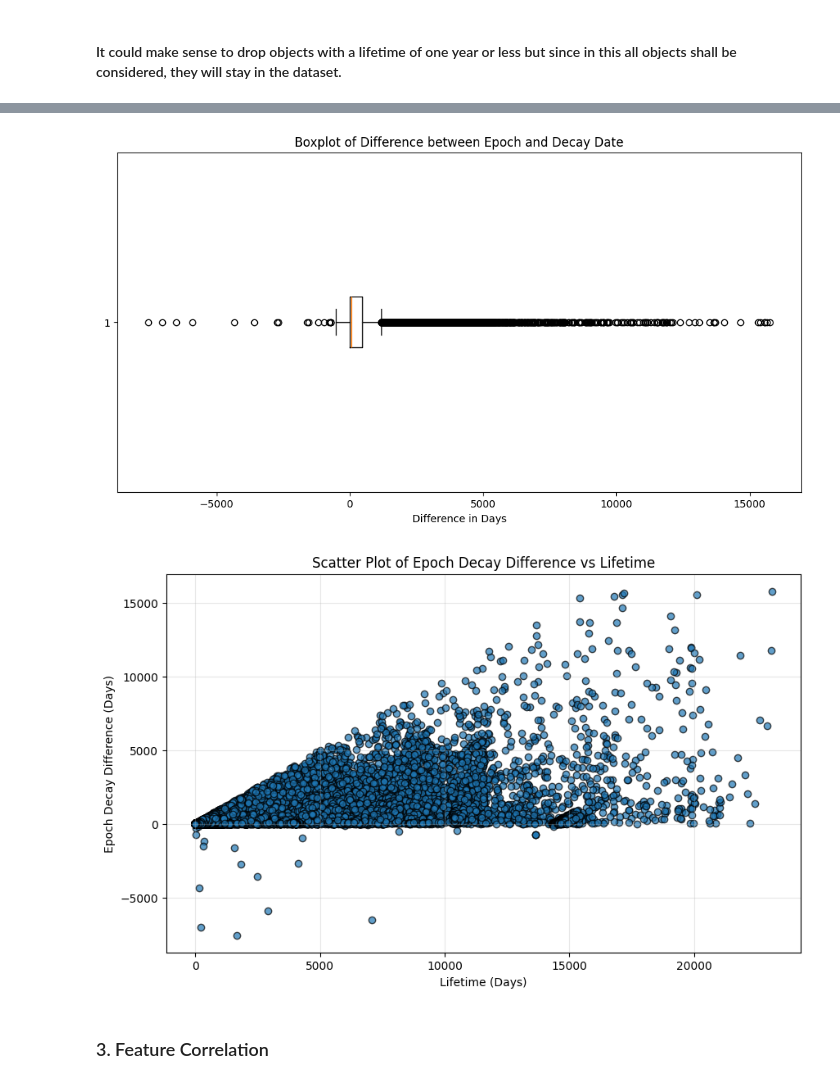
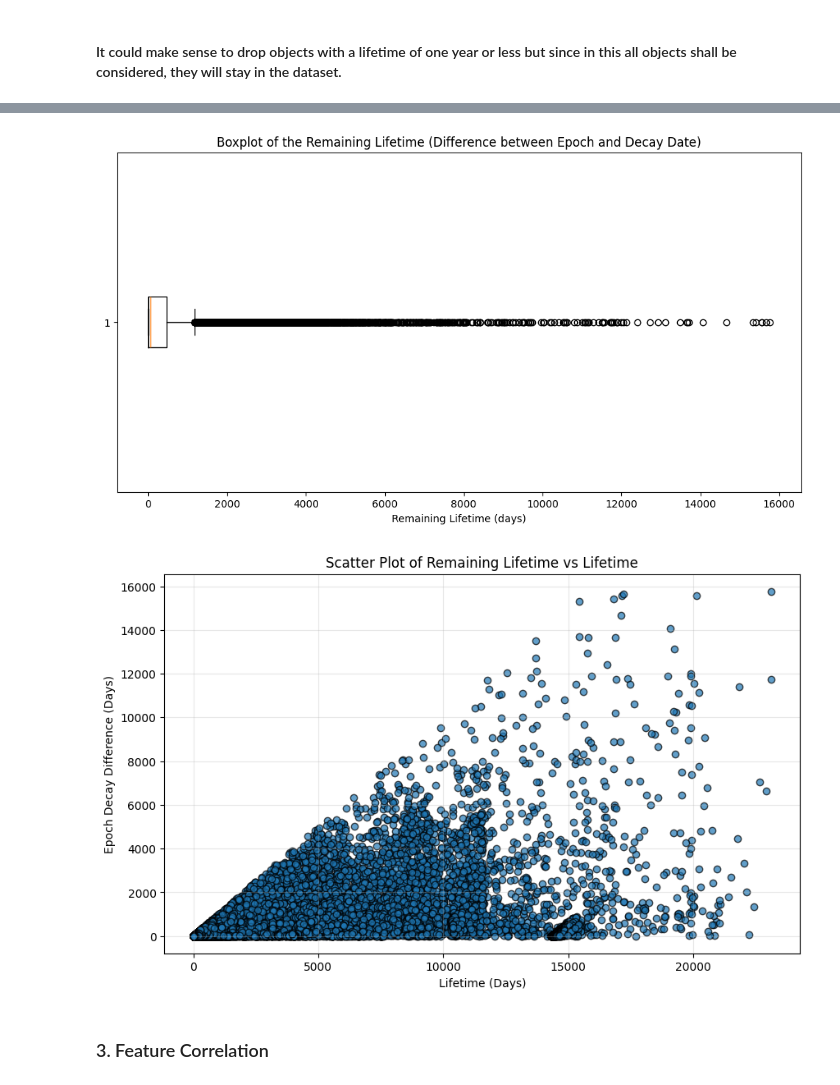
Before and after one commit to brianna404/BA_SpaceDebrisLifetimePrediction, a Jupyter notebook: Code/DataPreparation5_Analysis.ipynb, the cells around one changed output, grey strips where cells are left out. Drawn from its saved outputs; the diff is of its cells as text; code cells hidden in the pictures.

Commit message:
[DataPreparation+ModelTraining]-Added remaining Lifetime, started balancing (models not updated yet)

```diff
--- a/Code/DataPreparation5_Analysis.ipynb
+++ b/Code/DataPreparation5_Analysis.ipynb
@@ -33,7 +33,4 @@ LIFETIME              object
 dtype: object
-# %%
-# convert lifetime to days
-debris_df["LIFETIME"] = pd.to_timedelta(debris_df["LIFETIME"]).dt.days
 # %%
 # summary statistics of lifetime
 print(debris_df['LIFETIME'].describe())
@@ -93,8 +89,0 @@ Objects with lifetime shorter than one year:  9287
-# %%
-# convert to date and then again to datetime, needed because otherwise the date conversion does not work :/
-debris_df['EPOCH'] = pd.to_datetime(debris_df['EPOCH'])
-debris_df['DECAY'] = pd.to_datetime(debris_df['DECAY'])
-# %%
-# check difference between Epoch and Decay Date
-debris_df['Epoch_Decay_Diff'] = (debris_df['DECAY'] - debris_df['EPOCH']).dt.days
-debris_df['Epoch_Decay_Diff'].describe()
@@ -111,31 +103,31 @@ Name: Epoch_Decay_Diff, dtype: float64
 # %%
-# create a boxplot of the difference between Epoch and Decay Date
+# create a boxplot
 plt.figure(figsize=(12, 6))
 plt.style.use('default')
-plt.boxplot(debris_df['Epoch_Decay_Diff'], vert=False)
-plt.xlabel('Difference in Days')
-plt.title('Boxplot of Difference between Epoch and Decay Date')
+plt.boxplot(debris_df['REMAINING_LIFETIME'], vert=False)
+plt.xlabel('Remaining Lifetime (days)')
+plt.title('Boxplot of the Remaining Lifetime (Difference between Epoch and Decay Date)')
 plt.show()
 # %% [output]
-[figure, old version]
+[figure, new version]
 # %%
 # Create the scatter plot
 plt.figure(figsize=(10, 6))
 plt.scatter(
     debris_df['LIFETIME'],
-    debris_df['Epoch_Decay_Diff'],
+    debris_df['REMAINING_LIFETIME'],
     alpha=0.7,
     edgecolors='k'
 )
 
 # Add labels and title
-plt.title('Scatter Plot of Epoch Decay Difference vs Lifetime')
+plt.title('Scatter Plot of Remaining Lifetime vs Lifetime')
 plt.xlabel('Lifetime (Days)')
 plt.ylabel('Epoch Decay Difference (Days)')
 plt.grid(True, alpha=0.3)
 plt.show()
 # %% [output]
-[figure, old version]
+[figure, new version]
 # %% [markdown]
 ### 3. Feature Correlation
 # %%
```
Also changed, not shown: parts of 12 cells of this notebook, 26 other files.
